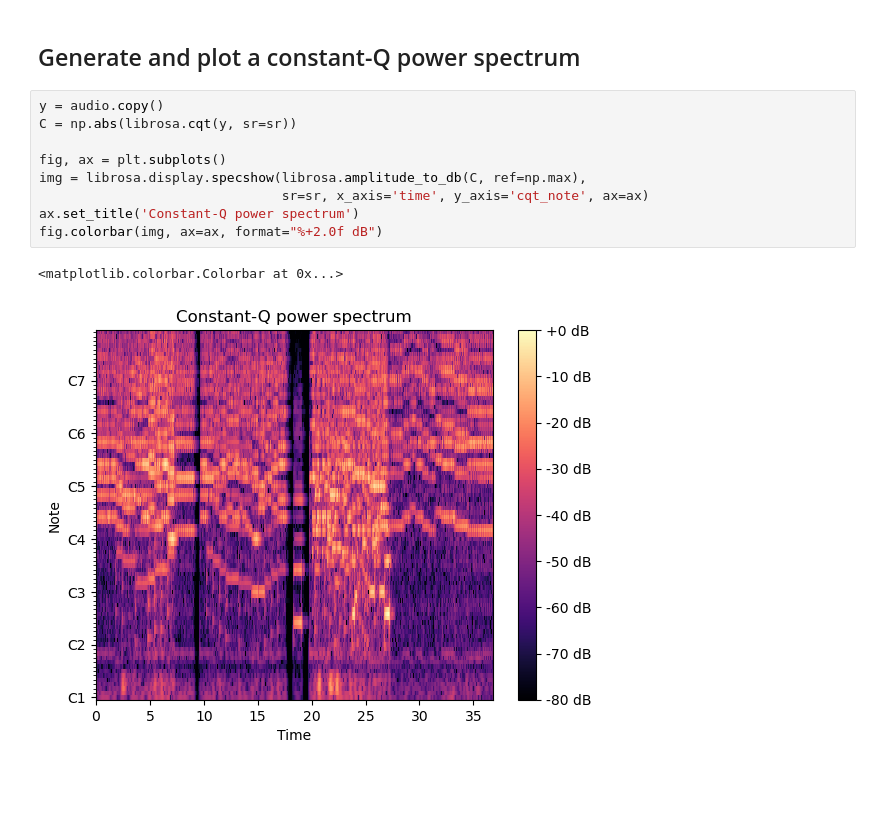
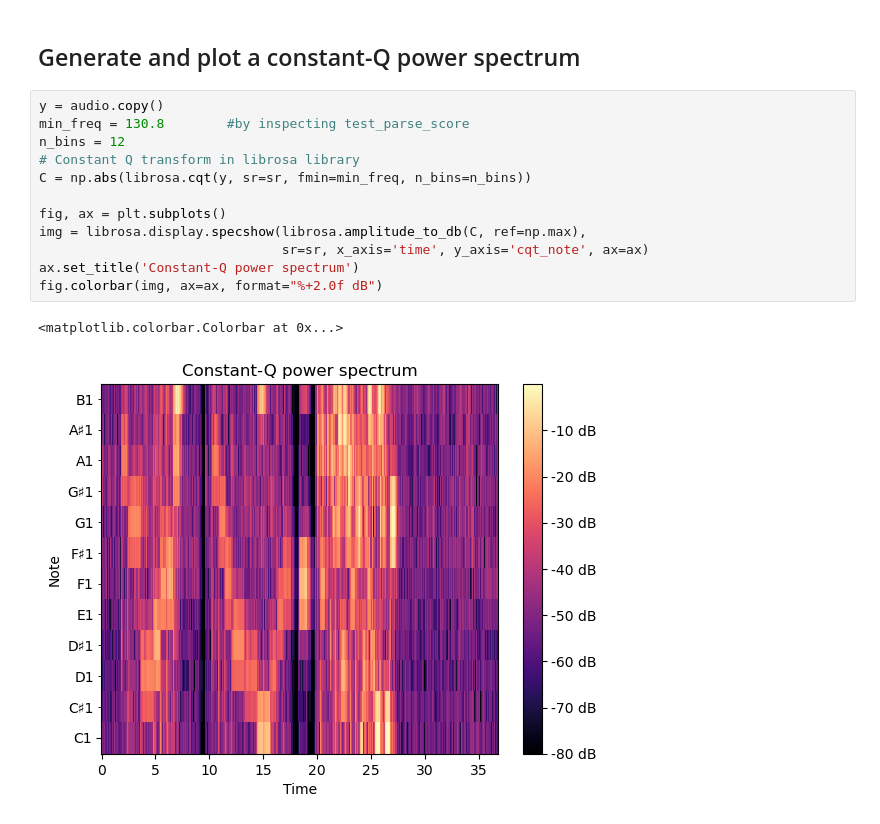
Before and after one commit to Purdue-Artificial-Intelligence-in-Music/Companion-code, a Jupyter notebook: get_notes_and_start_end_times/experiment.ipynb, the cells around one changed output. Cells and saved outputs as stored; diff of their text form; blank space fills up the shorter version.

```diff
--- a/get_notes_and_start_end_times/experiment.ipynb
+++ b/get_notes_and_start_end_times/experiment.ipynb
@@ -168,13 +168,16 @@ sr
 ## Generate and plot a constant-Q power spectrum
 # %%
 y = audio.copy()
-C = np.abs(librosa.cqt(y, sr=sr))
+min_freq = 130.8        #by inspecting test_parse_score
+n_bins = 12
+# Constant Q transform in librosa library
+C = np.abs(librosa.cqt(y, sr=sr, fmin=min_freq, n_bins=n_bins))
 
 fig, ax = plt.subplots()
 img = librosa.display.specshow(librosa.amplitude_to_db(C, ref=np.max),
                                sr=sr, x_axis='time', y_axis='cqt_note', ax=ax)
 ax.set_title('Constant-Q power spectrum')
 fig.colorbar(img, ax=ax, format="%+2.0f dB")
 # %% [output]
 <matplotlib.colorbar.Colorbar at 0x...>
-[figure, old version]
+[figure, new version]
```
Also changed, not shown: parts of 2 cells of this notebook.
